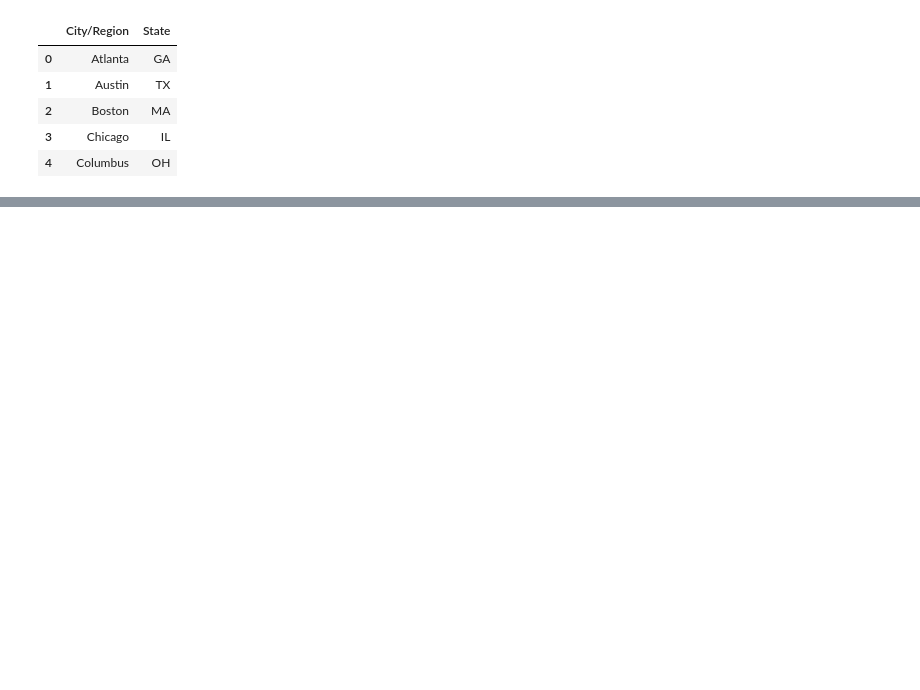
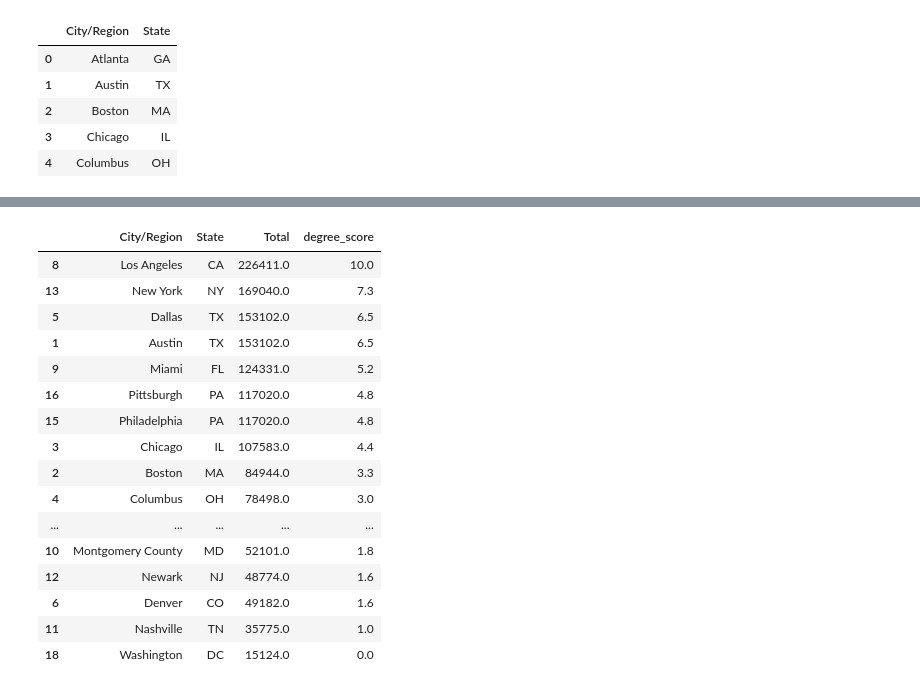
Before and after one commit to APK500/project-one, a Jupyter notebook: re_col_wip.ipynb, the cells around one changed output, grey strips where cells are left out. Saved outputs shown, nothing was run; the diff lists cells and outputs as text; code cells hidden in the pictures; blank space fills up the shorter version.

```diff
--- a/re_col_wip.ipynb
+++ b/re_col_wip.ipynb
@@ -93,0 +160,39 @@ merged_df
+# %%
+# import education statistics from National Center for Education Statistics
+edu_stats_df = pd.read_csv("education_statistics.csv")
+edu_stats_df = edu_stats_df[['State Abb', 'Total']]
+edu_stats_df = pd.merge(city_list, edu_stats_df, how='left', left_on=['State'], right_on = ['State Abb'])
+del edu_stats_df['State Abb']
+
+# set variables for ranking data
+edu_max = max(edu_stats_df['Total'])
+edu_min = min(edu_stats_df['Total'])
+edu_range = edu_max - edu_min
+edu_stats_df['degree_score'] = 2.0
+
+# loop through and create degree score
+for index, row in edu_stats_df.iterrows():
+    score = (row['Total'] - edu_min)/edu_range*10
+    score = round(score, 1)
+    edu_stats_df.set_value(index, 'degree_score', score)
+
+edu_stats_df
+edu_stats_df.sort_values('degree_score', ascending=False)
+# %% [output]
+|  | City/Region | State | Total | degree_score |
+| 8 | Los Angeles | CA | 226411.0 | 10.0 |
+| 13 | New York | NY | 169040.0 | 7.3 |
+| 5 | Dallas | TX | 153102.0 | 6.5 |
+| 1 | Austin | TX | 153102.0 | 6.5 |
+| 9 | Miami | FL | 124331.0 | 5.2 |
+| 16 | Pittsburgh | PA | 117020.0 | 4.8 |
+| 15 | Philadelphia | PA | 117020.0 | 4.8 |
+| 3 | Chicago | IL | 107583.0 | 4.4 |
+| 2 | Boston | MA | 84944.0 | 3.3 |
+| 4 | Columbus | OH | 78498.0 | 3.0 |
+| ... | ... | ... | ... | ... |
+| 10 | Montgomery County | MD | 52101.0 | 1.8 |
+| 12 | Newark | NJ | 48774.0 | 1.6 |
+| 6 | Denver | CO | 49182.0 | 1.6 |
+| 11 | Nashville | TN | 35775.0 | 1.0 |
+| 18 | Washington | DC | 15124.0 | 0.0 |
```
Also changed, not shown: parts of 7 cells of this notebook, 7 other files.
